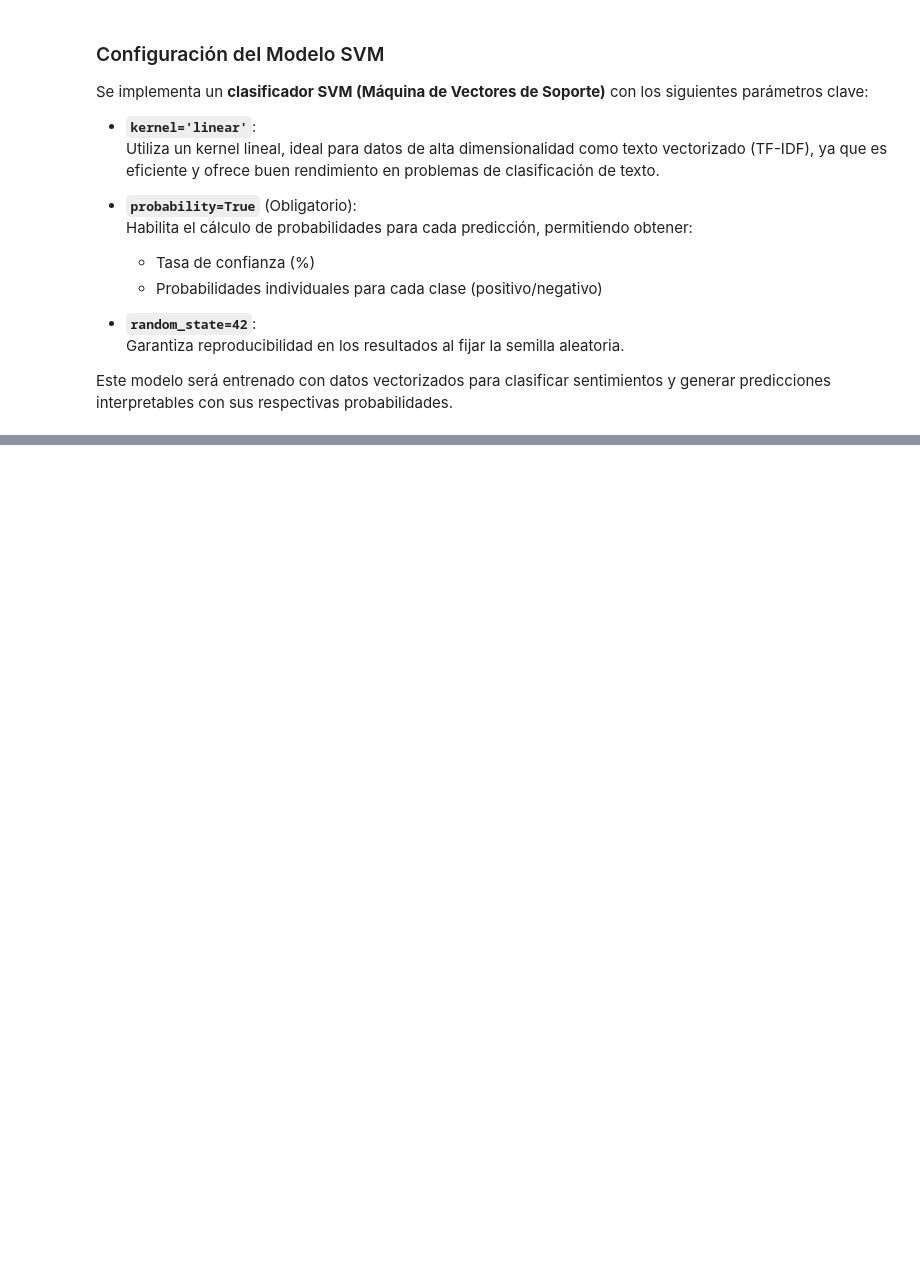
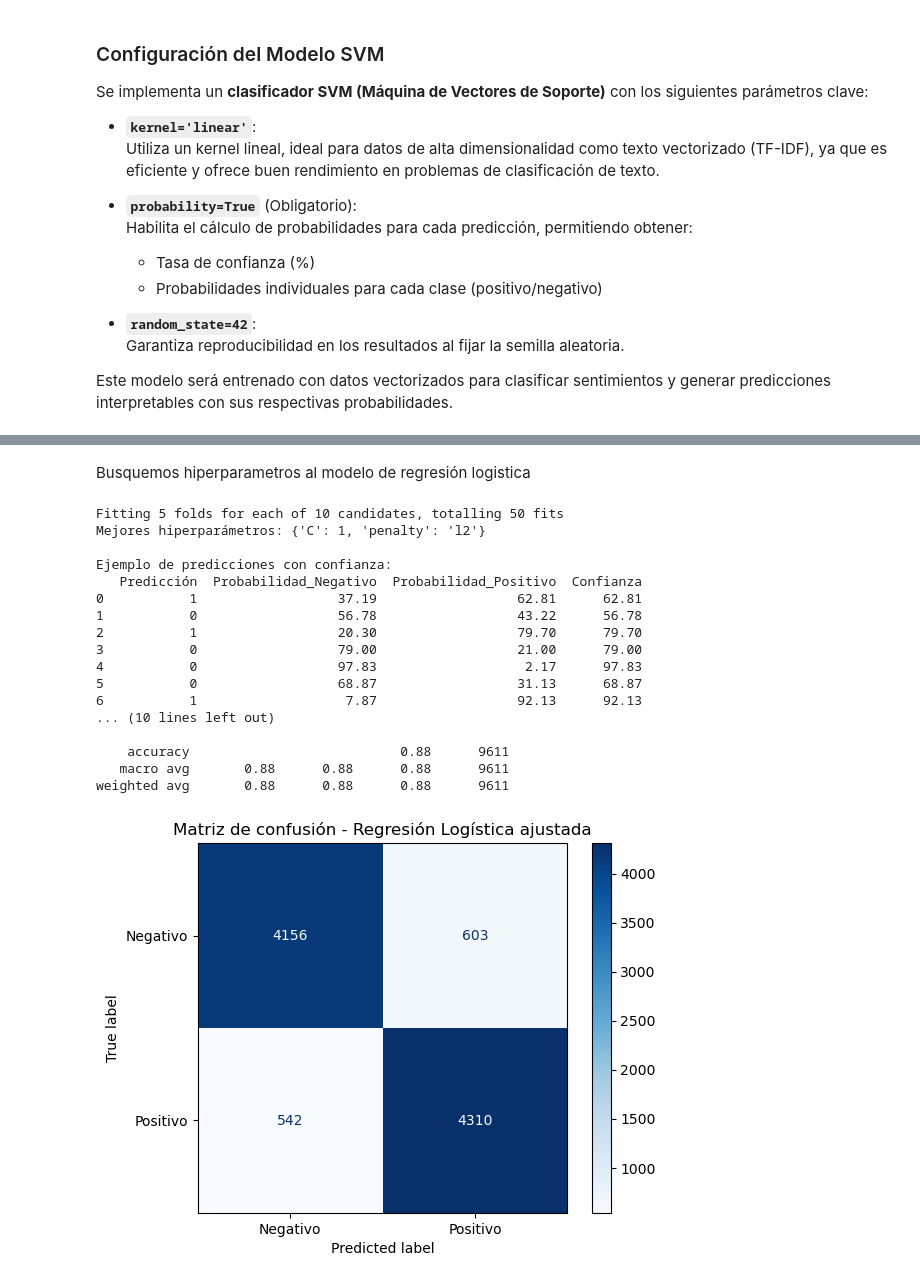
Before and after one commit to ASGAMO-DS/Proyecto-Final-Version1, a Jupyter notebook: src/explore.ipynb, the cells around one changed output, grey strips where cells are left out. Cells and saved outputs as stored; diff of their text form; code cells hidden in the pictures; blank space fills up the shorter version.

```diff
--- a/src/explore.ipynb
+++ b/src/explore.ipynb
@@ -382,0 +467,70 @@ progress.pbar.close()
+# %% [markdown]
+Busquemos hiperparametros al modelo de regresión logistica
+# %%
+from sklearn.model_selection import GridSearchCV
+
+# Definir el modelo base de regresión logística
+ModeloRegresionLogistica = LogisticRegression(solver='liblinear', random_state=42)
+
+# Definir los hiperparámetros a buscar
+param_grid = {
+    'C': [0.01, 0.1, 1, 10, 100],  # Regularización
+    'penalty': ['l1', 'l2'],       # Penalización Lasso (l1) o Ridge (l2)
+}
+
+# Configurar la búsqueda de hiperparámetros con GridSearchCV
+grid_search = GridSearchCV(estimator=ModeloRegresionLogistica, param_grid=param_grid, cv=5, scoring='accuracy', n_jobs=-1, verbose=1)
+grid_search.fit(X_train, y_train)
+
+# Mejor combinación de hiperparámetros
+best_params = grid_search.best_params_
+print(f"Mejores hiperparámetros: {best_params}")
+
+# Entrenar el mejor modelo con los hiperparámetros encontrados
+bestModeloRegresionLogistica = grid_search.best_estimator_
+y_pred = bestModeloRegresionLogistica.predict(X_test)
+y_proba = bestModeloRegresionLogistica.predict_proba(X_test)  # Probabilidades para cada clase
+
+# Crear DataFrame con resultados detallados
+resultados = pd.DataFrame({
+    'Predicción': y_pred,
+    'Probabilidad_Negativo': y_proba[:, 0].round(4) * 100,  # Convertir a porcentaje
+    'Probabilidad_Positivo': y_proba[:, 1].round(4) * 100,
+    'Confianza': np.max(y_proba, axis=1).round(4) * 100  # Máxima probabilidad (%)
+})
+
+# Mostrar las primeras predicciones con probabilidades
+print("\nEjemplo de predicciones con confianza:")
+print(resultados.head(10))
+
+# Evaluar el modelo
+accuracy = accuracy_score(y_test, y_pred)
+print(f"Accuracy del modelo de Regresión Logística (ajustado): {accuracy:.2%}")
+print("\nReporte de clasificación:")
+print(classification_report(y_test, y_pred))
+
+# Matriz de confusión y su gráfica
+conf_matrix = confusion_matrix(y_test, y_pred)
+disp = ConfusionMatrixDisplay(confusion_matrix=conf_matrix, display_labels=["Negativo", "Positivo"])
+disp.plot(cmap=plt.cm.Blues)
+plt.title("Matriz de confusión - Regresión Logística ajustada")
+plt.show()
+# %% [output]
+Fitting 5 folds for each of 10 candidates, totalling 50 fits
+Mejores hiperparámetros: {'C': 1, 'penalty': 'l2'}
+
+Ejemplo de predicciones con confianza:
+   Predicción  Probabilidad_Negativo  Probabilidad_Positivo  Confianza
+0           1                  37.19                  62.81      62.81
+1           0                  56.78                  43.22      56.78
+2           1                  20.30                  79.70      79.70
+3           0                  79.00                  21.00      79.00
+4           0                  97.83                   2.17      97.83
+5           0                  68.87                  31.13      68.87
+6           1                   7.87                  92.13      92.13
+... (10 lines left out)
+
+    accuracy                           0.88      9611
+   macro avg       0.88      0.88      0.88      9611
+weighted avg       0.88      0.88      0.88      9611
+[figure, added]
```
Also changed, not shown: parts of 17 cells of this notebook.
